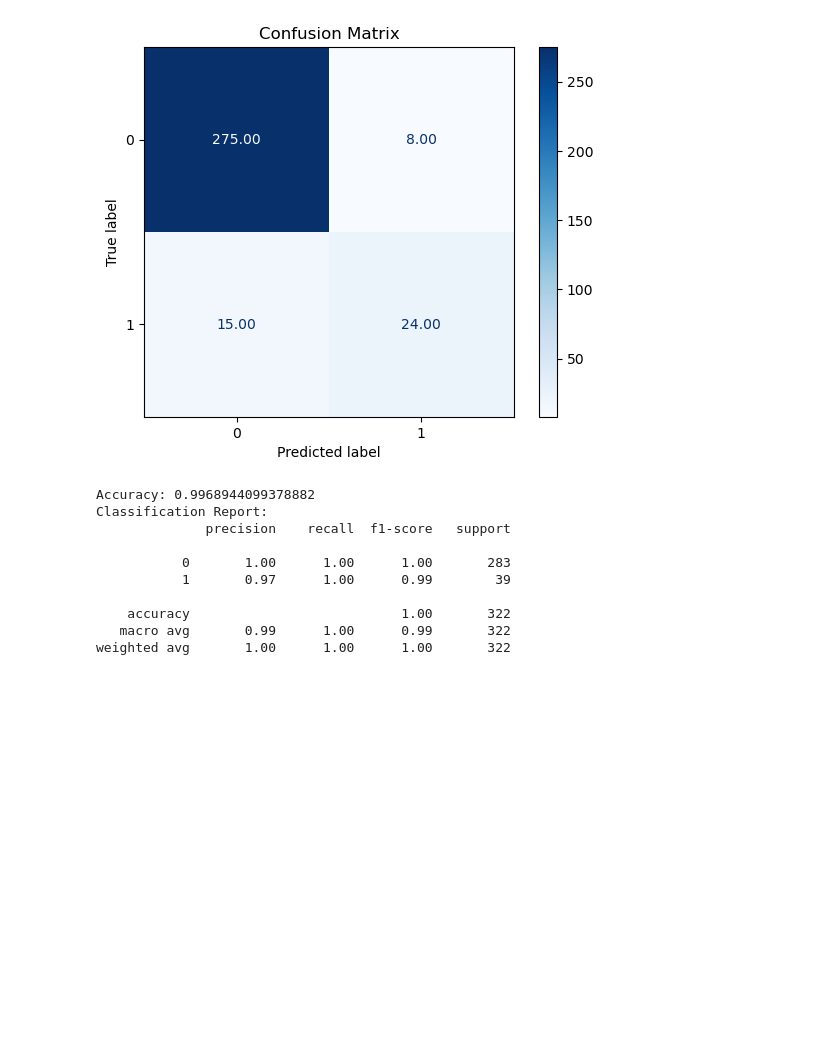
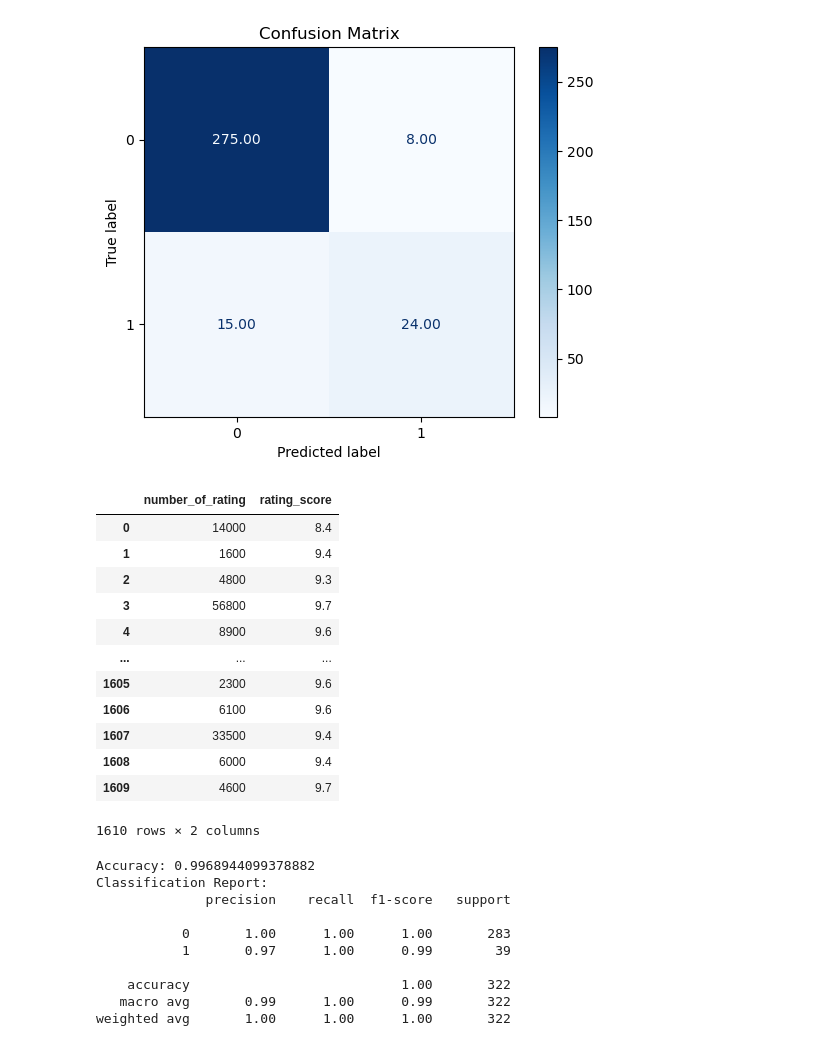
Before and after one commit to lamchi357/iQIYI, a Jupyter notebook: kNN&LR.ipynb, the cells around one changed output. Saved outputs shown, nothing was run; the diff lists cells and outputs as text; code cells hidden in the pictures; blank space fills up the shorter version.

```diff
--- a/kNN&LR.ipynb
+++ b/kNN&LR.ipynb
@@ -88,6 +105,23 @@ plt.show()
 [figure]
 # %%
 data = pd.read_csv("dataIQIYI-Copy1.csv")
+# %%
+X2 = data[['number_of_rating', 'rating_score']]
+X2
+# %% [output]
+|  | number_of_rating | rating_score |
+| 0 | 14000 | 8.4 |
+| 1 | 1600 | 9.4 |
+| 2 | 4800 | 9.3 |
+| 3 | 56800 | 9.7 |
+| 4 | 8900 | 9.6 |
+| ... | ... | ... |
+| 1605 | 2300 | 9.6 |
+| 1606 | 6100 | 9.6 |
+| 1607 | 33500 | 9.4 |
+| 1608 | 6000 | 9.4 |
+| 1609 | 4600 | 9.7 |
+1610 rows × 2 columns
 # %%
 # Assuming X contains your features and y contains your binary labels
 X2 = data[['number_of_rating', 'rating_score']]
```
Also changed, not shown: parts of 2 cells of this notebook.
